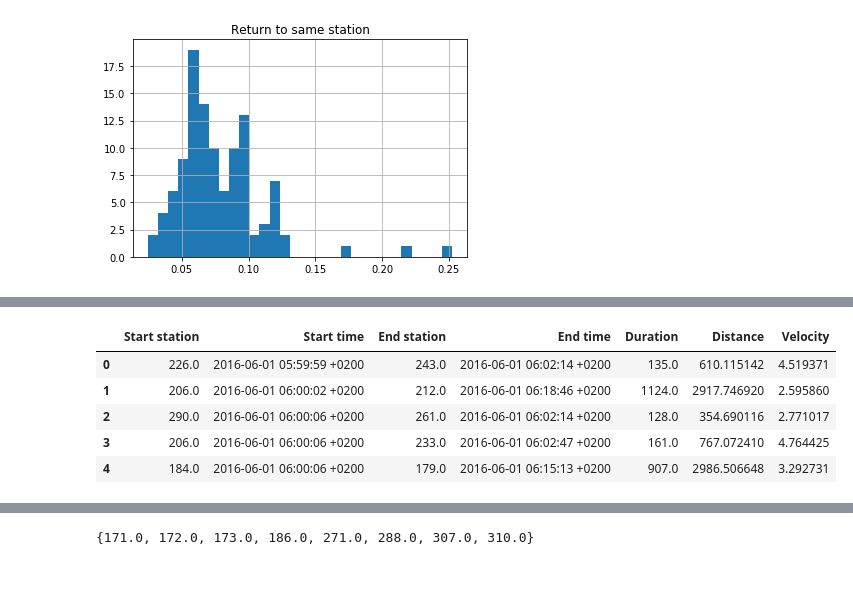
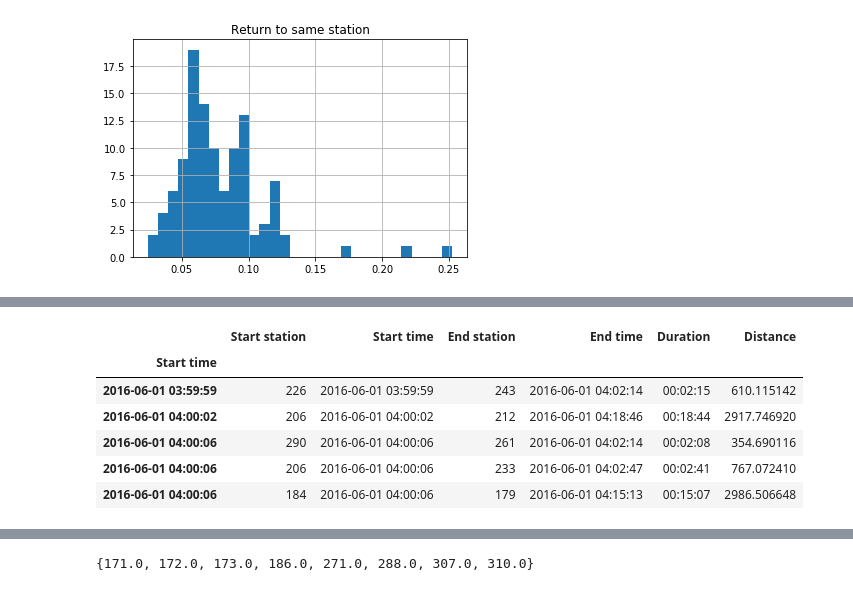
Before and after one commit to jonnor/bike-sharing-oslo, a Jupyter notebook: Oslo.ipynb, the cells around one changed output, grey strips where cells are left out. Cells and saved outputs as stored; diff of their text form; code cells hidden in the pictures.

Commit message:
Oslo: Trips returning to same station does have very different durations
Also make duration calculation much faster, using vector operation

```diff
--- a/Oslo.ipynb
+++ b/Oslo.ipynb
@@ -194,0 +179,5 @@ NameError: ("name 'date_format' is not defined", 'occurred at index 2016-06-01 0
+# %%
+# Enrich dataset with trip durations
+trips['Duration'] = trips['End time'] - trips['Start time']
+
+trips['Duration'].describe()
@@ -195,31 +208,39 @@ NameError: ("name 'date_format' is not defined", 'occurred at index 2016-06-01 0
 # %%
+# Enrich trip data with distance of the trip
 import geopy.distance
-
+import math
 stations_by_id = {} # id -> data
 for station in stations['stations']:
     station_id = station['id']
     # sanity checking
     if not isinstance(station_id, int):
         raise ValueError("Station identifier not an integer: %s" % repr(station_id))
     if stations_by_id.get(station_id):
         raise ValueError("Duplicate station id: %d" % (station_id,))
     stations_by_id[station_id] = station
 def station_location(station_id):
-    point = stations_by_id[station_id]['center']
+    station = stations_by_id.get(station_id, None)
+    if not station:
+        return None
+    point = station['center']
     return (point['latitude'], point['longitude'])
 def calculate_distance(row):
     start = station_location(int(row['Start station']))
     end = station_location(int(row['End station']))
+    if start is None or end is None:
+        return math.nan
     dist = geopy.distance.great_circle(start, end)
     return dist.meters
 
+subs = trips[:5].copy()
 subs['Distance'] = subs.apply(calculate_distance, 'columns')
-subs
+subs[:5]
 # %% [output]
-|  | Start station | Start time | End station | End time | Duration | Distance | Velocity |
-| 0 | 226.0 | 2016-06-01 05:59:59 +0200 | 243.0 | 2016-06-01 06:02:14 +0200 | 135.0 | 610.115142 | 4.519371 |
-| 1 | 206.0 | 2016-06-01 06:00:02 +0200 | 212.0 | 2016-06-01 06:18:46 +0200 | 1124.0 | 2917.746920 | 2.595860 |
-| 2 | 290.0 | 2016-06-01 06:00:06 +0200 | 261.0 | 2016-06-01 06:02:14 +0200 | 128.0 | 354.690116 | 2.771017 |
-| 3 | 206.0 | 2016-06-01 06:00:06 +0200 | 233.0 | 2016-06-01 06:02:47 +0200 | 161.0 | 767.072410 | 4.764425 |
-| 4 | 184.0 | 2016-06-01 06:00:06 +0200 | 179.0 | 2016-06-01 06:15:13 +0200 | 907.0 | 2986.506648 | 3.292731 |
+|  | Start station | Start time | End station | End time | Duration | Distance |
+| Start time |  |  |  |  |  |  |
+| 2016-06-01 03:59:59 | 226 | 2016-06-01 03:59:59 | 243 | 2016-06-01 04:02:14 | 00:02:15 | 610.115142 |
+| 2016-06-01 04:00:02 | 206 | 2016-06-01 04:00:02 | 212 | 2016-06-01 04:18:46 | 00:18:44 | 2917.746920 |
+| 2016-06-01 04:00:06 | 290 | 2016-06-01 04:00:06 | 261 | 2016-06-01 04:02:14 | 00:02:08 | 354.690116 |
+| 2016-06-01 04:00:06 | 206 | 2016-06-01 04:00:06 | 233 | 2016-06-01 04:02:47 | 00:02:41 | 767.072410 |
+| 2016-06-01 04:00:06 | 184 | 2016-06-01 04:00:06 | 179 | 2016-06-01 04:15:13 | 00:15:07 | 2986.506648 |
 # %%
```
Also changed, not shown: parts of 5 cells of this notebook.
